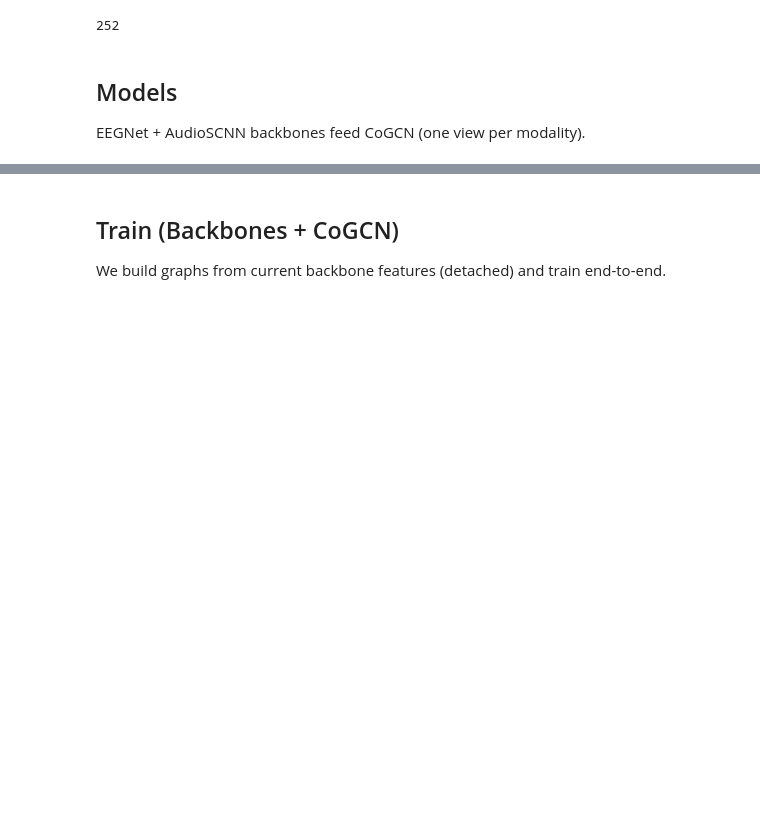
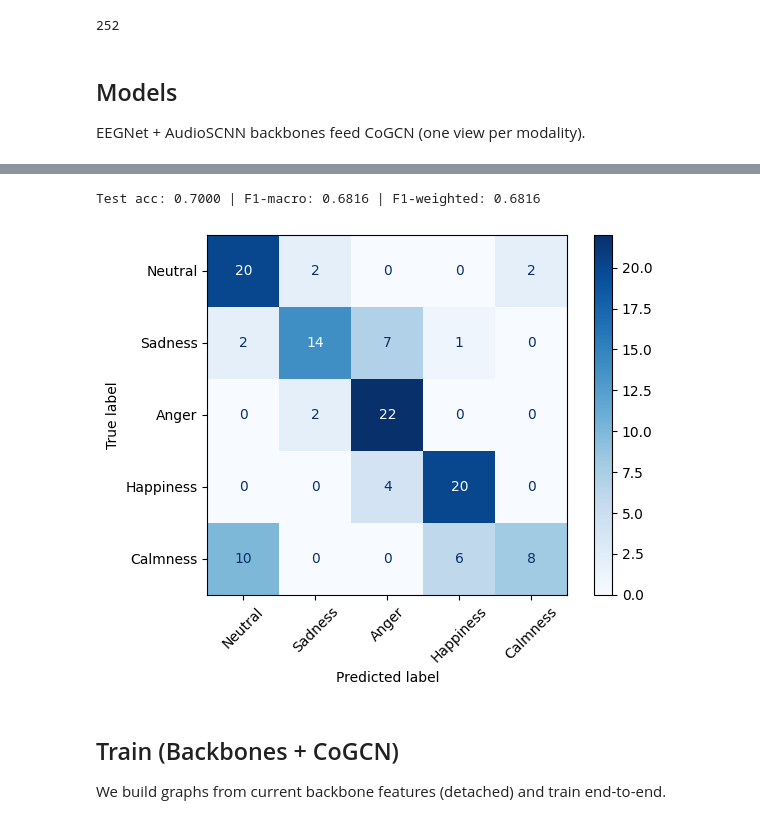
Before and after one commit to DudessaPr/Co-GCN, a Jupyter notebook: code/co-gcn/fusion_pipeline.ipynb, the cells around one changed output, grey strips where cells are left out. Cells and saved outputs as stored; diff of their text form; code cells hidden in the pictures; blank space fills up the shorter version.

```diff
--- a/code/co-gcn/fusion_pipeline.ipynb
+++ b/code/co-gcn/fusion_pipeline.ipynb
@@ -134,0 +480,3 @@ aud_backbone.load_state_dict(torch.load("/home/dulat-rakhymkul/Documents/GitHub/
+# %%
+print("Training AudioSCNN model")
+aud_backbone, train_losses_aud, train_accs_aud, val_accs_aud = train_audio(aud_backbone, optim_aud, criterion_aud, train_loader, val_loader, test_loader, epochs=100, device=device)
@@ -134,0 +504,3 @@ aud_backbone.load_state_dict(torch.load("/home/dulat-rakhymkul/Documents/GitHub/
+# %%
+print("Training EEGNet model")
+eeg_backbone, train_losses_eeg, train_accs_eeg, val_accs_eeg = train_eeg(eeg_backbone, optim_eeg, criterion_eeg, train_loader, val_loader, test_loader, epochs=100, device=device)
@@ -135,3 +563,23 @@ aud_backbone.load_state_dict(torch.load("/home/dulat-rakhymkul/Documents/GitHub/
+# %%
+# Evaluate on test set
+fusion.eval()
+
+preds, _, _ = fusion(X_test_eeg.to(device), X_test_aud.to(device))
+preds = preds.argmax(dim=1).cpu()
+
+acc = accuracy_score(y_test_aud, preds)
+f1_macro = f1_score(y_test_aud, preds, average="macro")
+f1_weighted = f1_score(y_test_aud, preds, average="weighted")
+print(f"Test acc: {acc:.4f} | F1-macro: {f1_macro:.4f} | F1-weighted: {f1_weighted:.4f}")
+
+cm = confusion_matrix(y_test_aud, preds)
+disp = ConfusionMatrixDisplay(cm, display_labels=emotions)
+disp.plot(cmap="Blues", xticks_rotation=45)
+plt.tight_layout()
+plt.show()
+# %% [output]
+Test acc: 0.7000 | F1-macro: 0.6816 | F1-weighted: 0.6816
+[figure, added]
 # %% [markdown]
 ## Train (Backbones + CoGCN)
 
```
Also changed, not shown: parts of 21 cells of this notebook.
